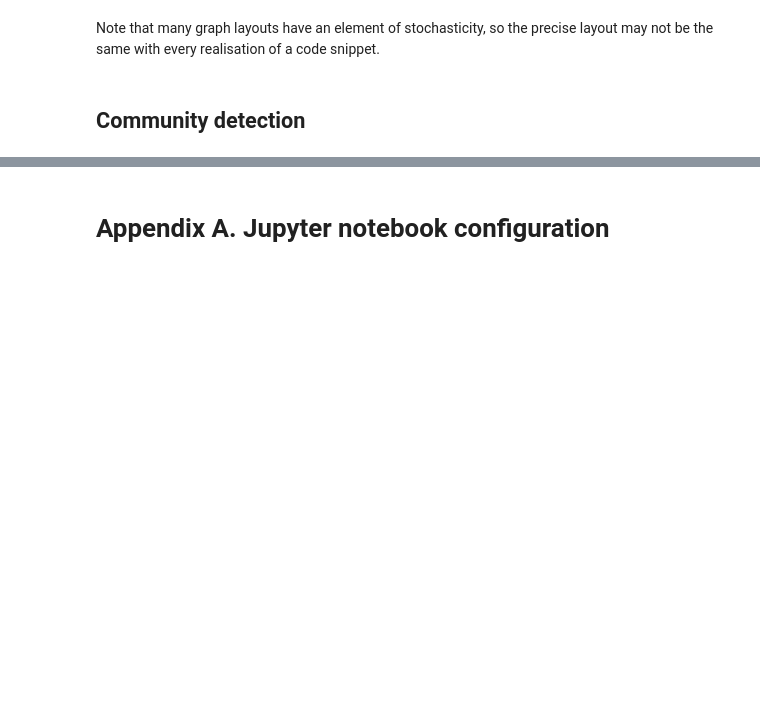
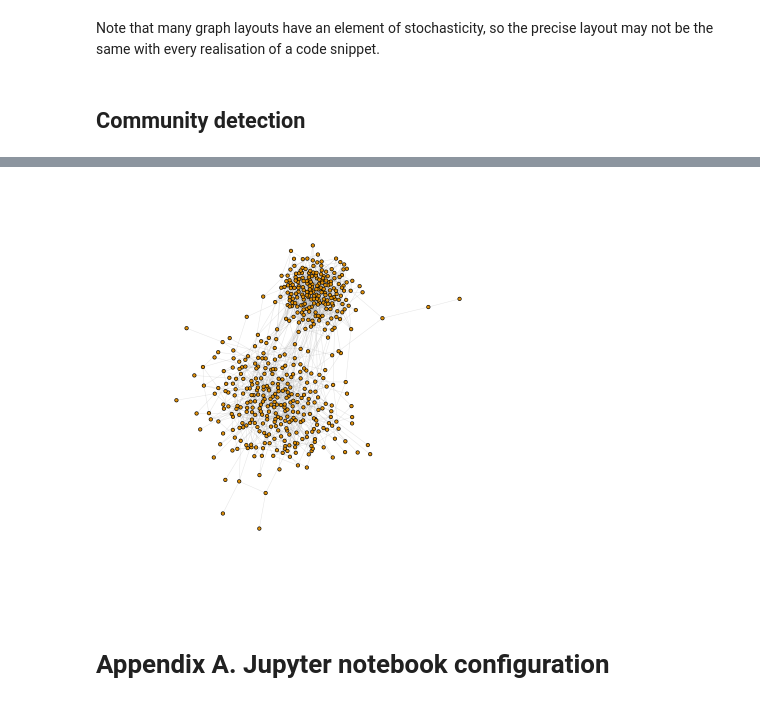
Before and after one commit to surveygraph/surveygraph-tutorials, a Jupyter notebook: introduction-R-graphs.ipynb, the cells around one changed output, grey strips where cells are left out. Saved outputs shown, nothing was run; the diff lists cells and outputs as text; code cells hidden in the pictures; blank space fills up the shorter version.

```diff
--- a/introduction-R-graphs.ipynb
+++ b/introduction-R-graphs.ipynb
@@ -301,3 +319,16 @@ Note that many graph layouts have an element of stochasticity, so the precise la
+# %%
+p <- cbind(c(.015, .001), c(.001, .04))
+g <- sample_sbm(500, pref.matrix=p, block.sizes=c(300,200))
+
+plot(
+    g,
+    vertex.size=2.5,
+    vertex.label=NA,
+    edge.width=0.2,
+    layout=layout.fruchterman.reingold
+)
+# %% [output]
+[figure, added]
 # %% [markdown]
 # Appendix A. Jupyter notebook configuration
 # %% [markdown]
```
Also changed, not shown: parts of 3 cells of this notebook, 2 other files.
